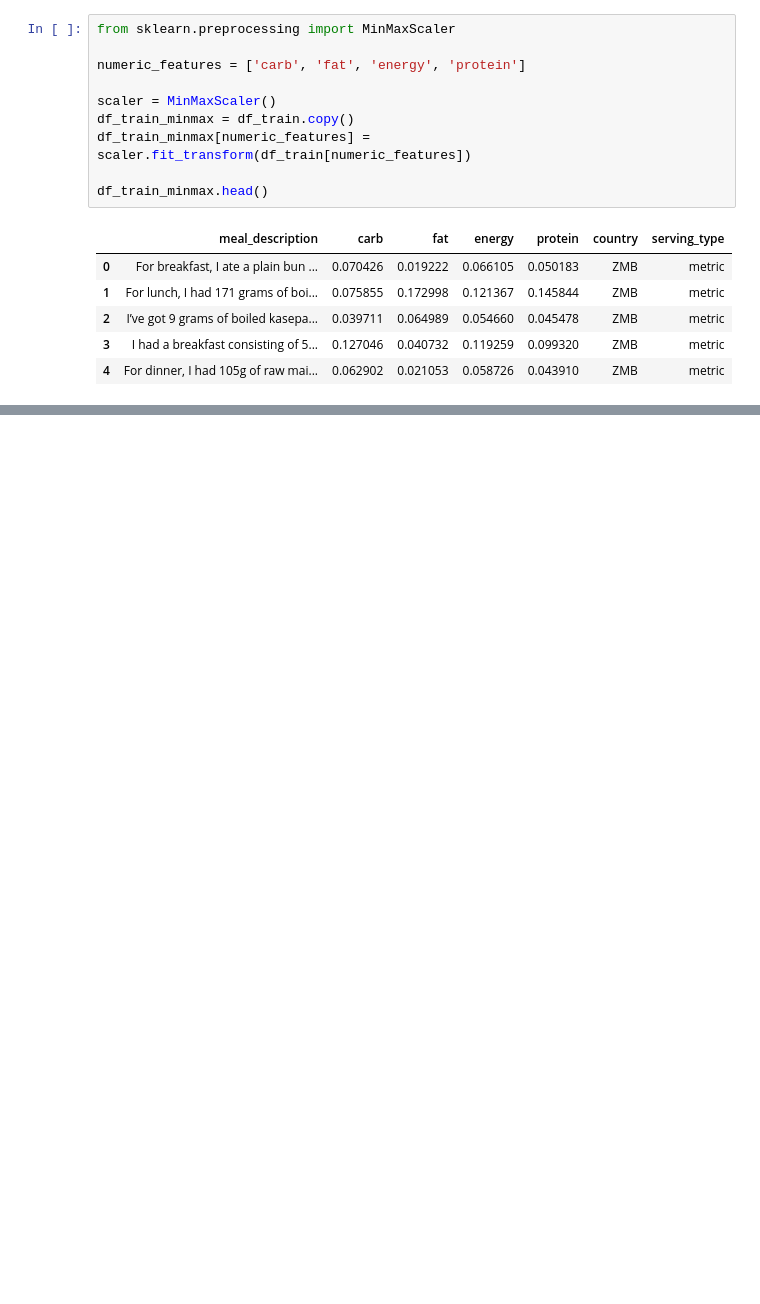
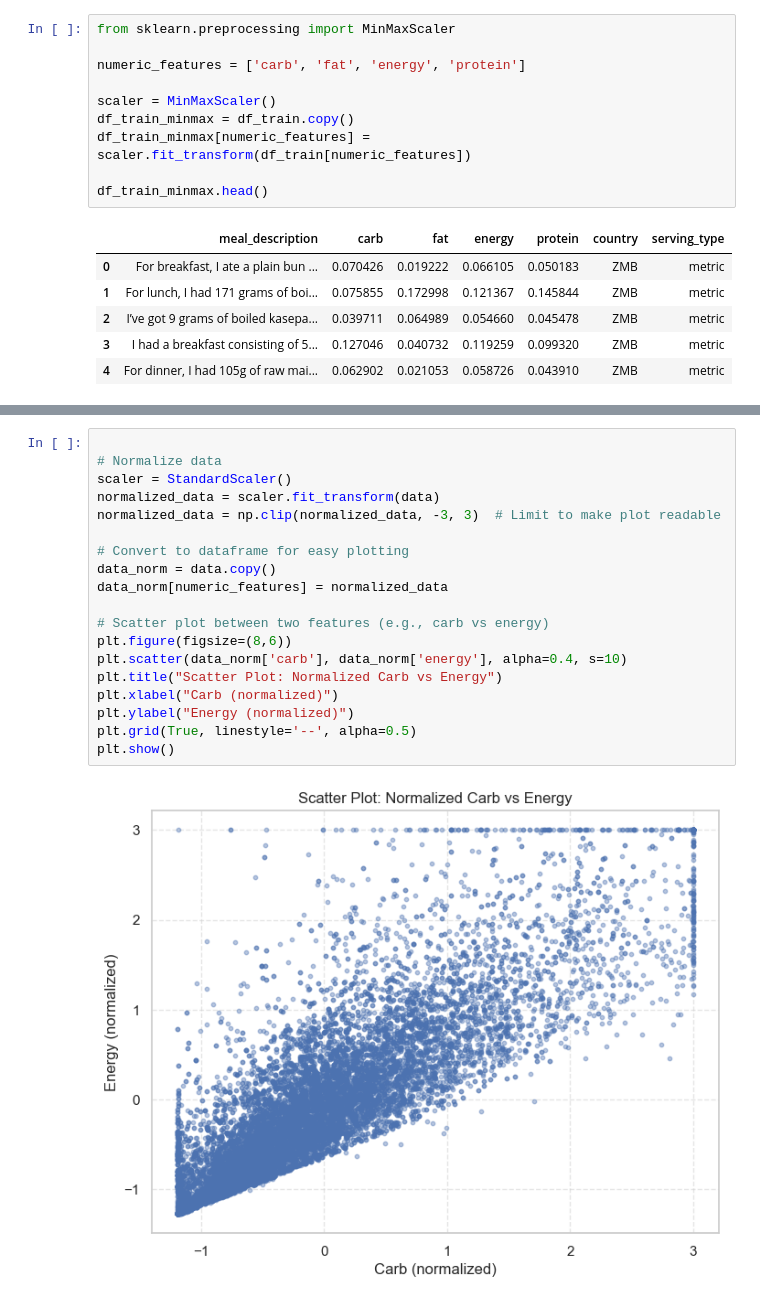
Before and after one commit to Ehsunpy/Pattern_Recognition, a Jupyter notebook: my_dataset.ipynb, the cells around one changed output, grey strips where cells are left out. Cells and saved outputs as stored; diff of their text form; blank space fills up the shorter version.

```diff
--- a/my_dataset.ipynb
+++ b/my_dataset.ipynb
@@ -263,0 +369,21 @@ for col in numeric_features:
+# %%
+
+# Normalize data
+scaler = StandardScaler()
+normalized_data = scaler.fit_transform(data)
+normalized_data = np.clip(normalized_data, -3, 3)  # Limit to make plot readable
+
+# Convert to dataframe for easy plotting
+data_norm = data.copy()
+data_norm[numeric_features] = normalized_data
+
+# Scatter plot between two features (e.g., carb vs energy)
+plt.figure(figsize=(8,6))
+plt.scatter(data_norm['carb'], data_norm['energy'], alpha=0.4, s=10)
+plt.title("Scatter Plot: Normalized Carb vs Energy")
+plt.xlabel("Carb (normalized)")
+plt.ylabel("Energy (normalized)")
+plt.grid(True, linestyle='--', alpha=0.5)
+plt.show()
+# %% [output]
+[figure, added]
```
Also changed, not shown: parts of 7 cells of this notebook.
